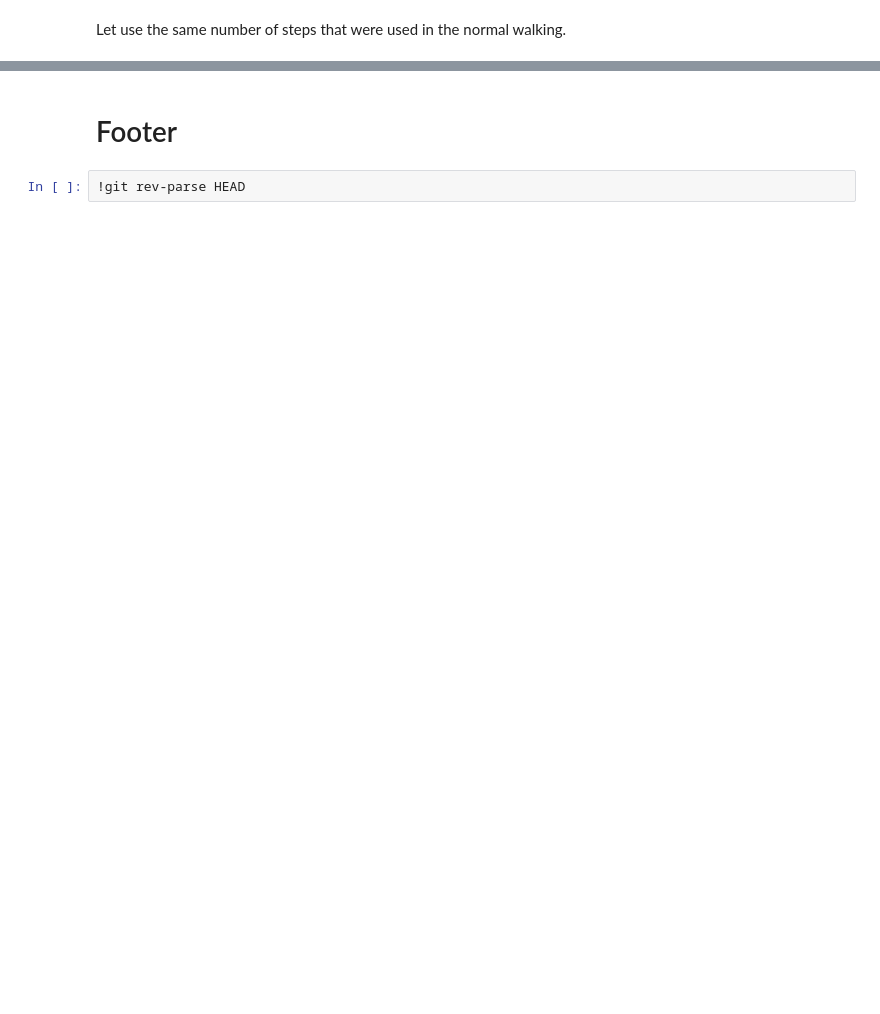
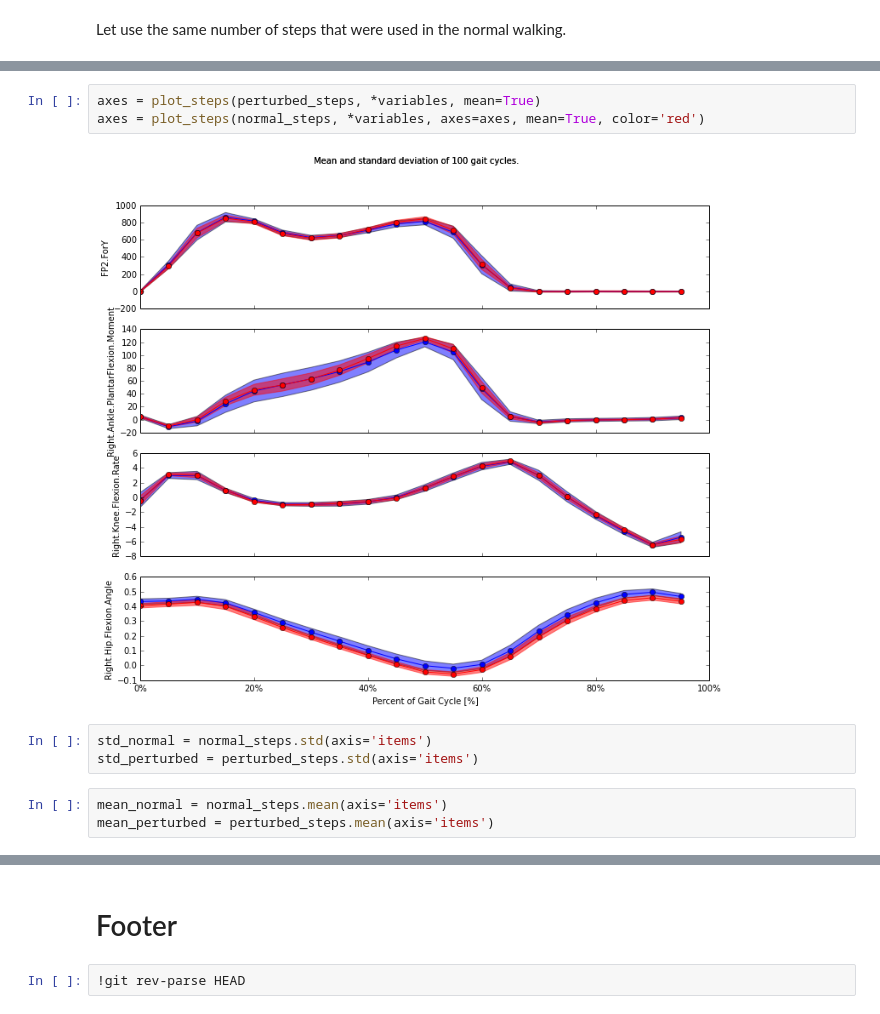
Before and after one commit to csu-hmc/gait-control-direct-id-paper, a Jupyter notebook: notebooks/compare_perturbed_to_normal.ipynb, the cells around one changed output, grey strips where cells are left out. Cells and saved outputs as stored; diff of their text form; blank space fills up the shorter version.

```diff
--- a/notebooks/compare_perturbed_to_normal.ipynb
+++ b/notebooks/compare_perturbed_to_normal.ipynb
@@ -160,0 +186,11 @@ Generating gain plot.
+# %%
+axes = plot_steps(perturbed_steps, *variables, mean=True)
+axes = plot_steps(normal_steps, *variables, axes=axes, mean=True, color='red')
+# %% [output]
+[figure, added]
+# %%
+std_normal = normal_steps.std(axis='items')
+std_perturbed = perturbed_steps.std(axis='items')
+# %%
+mean_normal = normal_steps.mean(axis='items')
+mean_perturbed = perturbed_steps.mean(axis='items')
```
Also changed, not shown: parts of 29 cells of this notebook, 1 other file.
